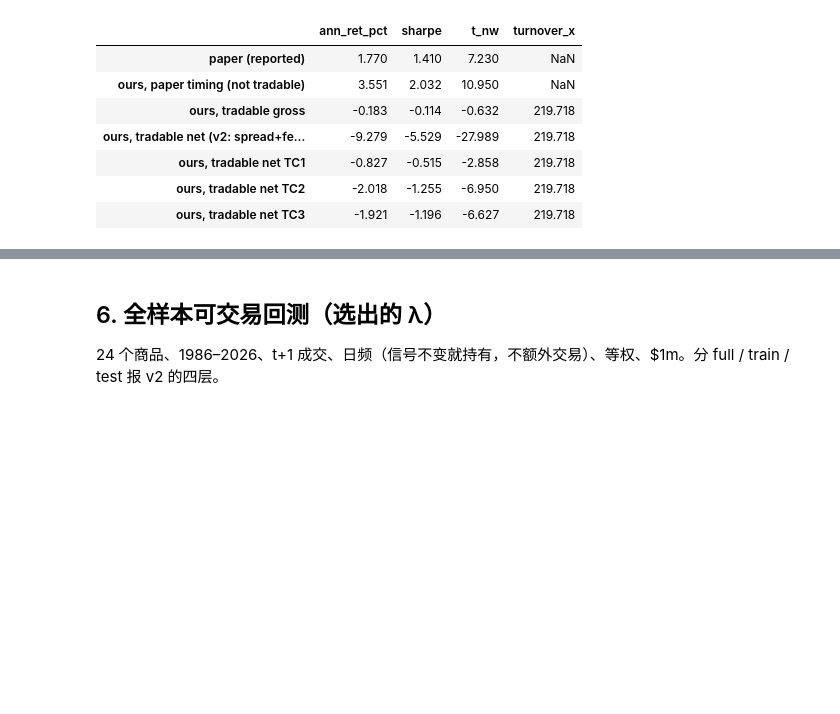
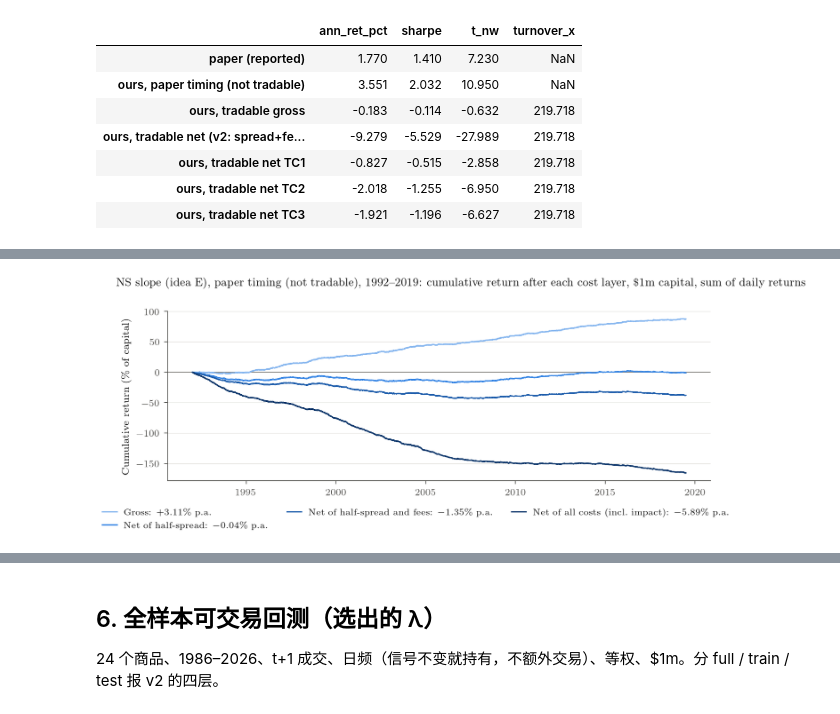
Before and after one commit to TianTian20021211/SystematicTradingCourse, a Jupyter notebook: notebooks/07_nelson_siegel.ipynb, the cells around one changed output, grey strips where cells are left out. Drawn from its saved outputs; the diff is of its cells as text; code cells hidden in the pictures; blank space fills up the shorter version.

```diff
--- a/notebooks/07_nelson_siegel.ipynb
+++ b/notebooks/07_nelson_siegel.ipynb
@@ -201,0 +267,11 @@ display(replication.round(3))
+# %%
+paper_same = simulate.same_settle(paper_legs, mk)
+res_same = simulate.simulate(paper_same, mk, CFG)
+same_rows = {f"v2 {k}": v for k, v in report.performance_table(res_same, *PAPER_SAMPLE).set_index("layer").iterrows()}
+for name, cost in costs.paper_scenarios().items():
+    r = simulate.simulate(paper_same, mk, simulate.SimConfig(capital=1e6, cost=cost))
+    same_rows[f"paper {name}"] = report.performance_table(r, *PAPER_SAMPLE).set_index("layer").loc["- impact (all)"]
+same_table = pd.DataFrame(same_rows).T[["ann_ret_pct", "ann_vol_pct", "sharpe", "t_nw", "turnover_x", "cost_bps_yr"]]
+years = report.return_summary(res_same.daily.set_index("date")["ret_gross"], *PAPER_SAMPLE)["days"] / 252
+same_table["sharpe_x_sqrt_years"] = same_table["sharpe"] * np.sqrt(years)
+display(same_table.round(3))
@@ -201,0 +287,6 @@ display(replication.round(3))
+# %%
+fig = F.nav_by_cost_layer(res_same, STRATEGY + ", paper timing (not tradable), 1992--2019",
+                          test_start=None, start=PAPER_SAMPLE[0], end=PAPER_SAMPLE[1])
+ps.save(fig, "ns_nav_paper_timing");
+# %% [output]
+[figure, added]
```
Also changed, not shown: parts of 16 cells of this notebook, 10 other files.
